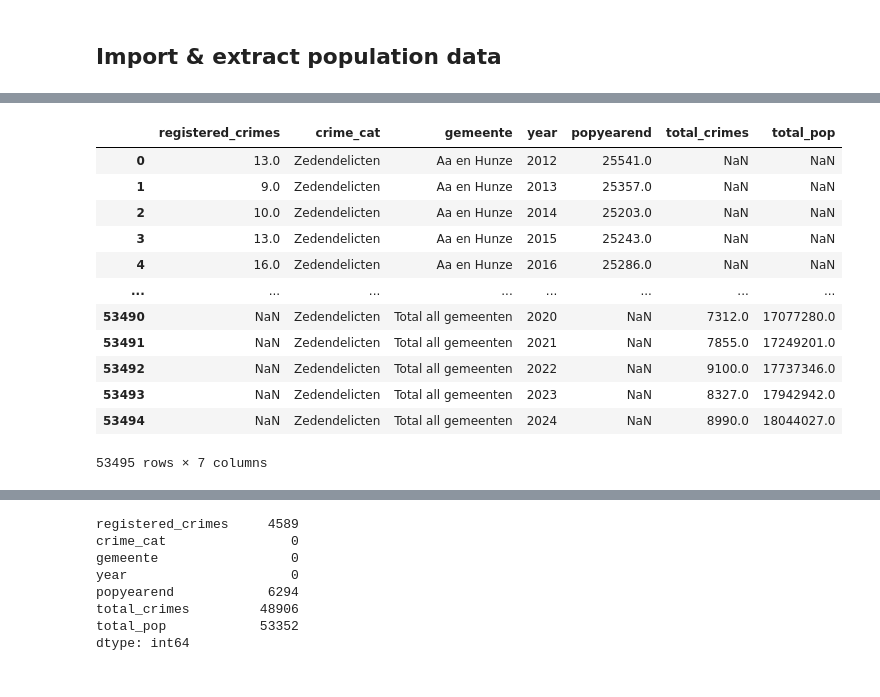
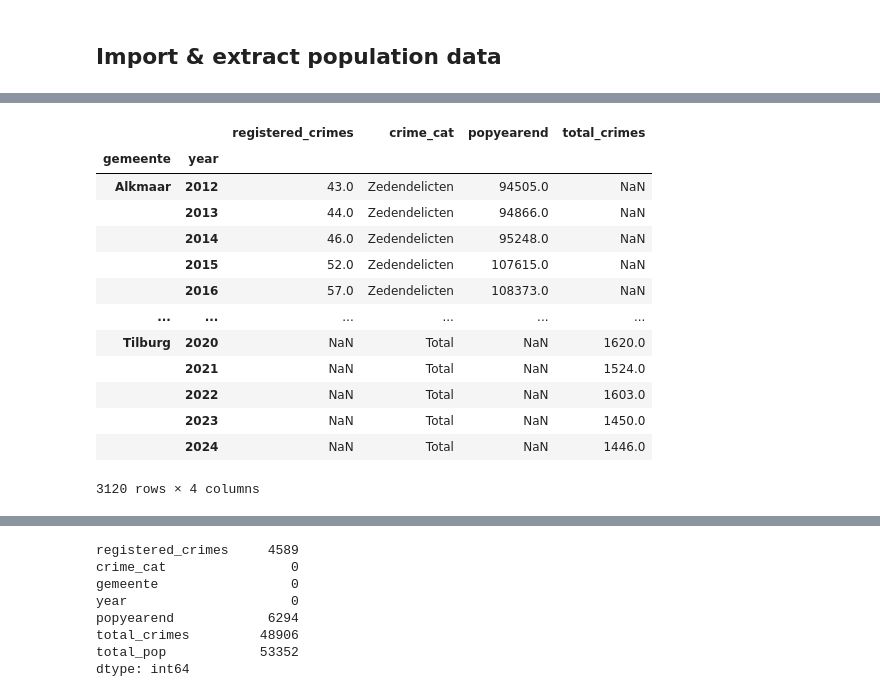
Before and after one commit to chels-j/NLViolentCrime, a Jupyter notebook: NLCrimeAnalysis.ipynb, the cells around one changed output, grey strips where cells are left out. Drawn from its saved outputs; the diff is of its cells as text; code cells hidden in the pictures.

Commit message:
New pop data; focusing on major cities
- changed pop data source
- made selection of major cities
- Working on creating total for all violent crime categories per gemeente and year

```diff
--- a/NLCrimeAnalysis.ipynb
+++ b/NLCrimeAnalysis.ipynb
@@ -334,5 +314,6 @@ crimepc_df = pd.merge(crime_df, popdata_df, on=['RegioS', 'Perioden'], how='left
 # %%
 crimepc_df.rename({'GeregistreerdeMisdrijven_1':'registered_crimes'},axis=1, inplace=True)
 # %%
-crimepc_df
+crime_cities = crimepc_df[~crimepc_df['popyearend'].isna()]
+crime_cities
 # %% [output]
@@ -352,5 +333,5 @@ crimepc_df
 # %%
-crimepc_sub = crimepc_df[['registered_crimes','crime_cat','gemeente','year','popyearend']]
-crimepc_sub
+crimecities_sub = crime_cities[['registered_crimes','crime_cat','gemeente','year','popyearend']]
+crimecities_sub
 # %% [output]
 |  | registered_crimes | crime_cat | gemeente | year | popyearend |
@@ -435,6 +361,6 @@ array(['Aa en Hunze', 'Aalsmeer', 'Aalten', 'Achtkarspelen',
 # %%
 # Calculate total crime per thousand for each gemeente
-total_per_gemeente = crimepc_sub.groupby(['gemeente', 'year']).agg({'registered_crimes': 'sum'}).reset_index()
+total_per_gemeente = crimecities_sub.groupby(['gemeente', 'year']).agg({'registered_crimes': 'sum'}).reset_index()
 total_per_gemeente['crime_cat'] = 'Total'
 total_per_gemeente = total_per_gemeente.rename(columns={'registered_crimes': 'total_crimes'})
 total_per_gemeente
@@ -454,0 +381,14 @@ total_per_gemeente
+# %%
+# Create a mapping Series from the population data
+population_map = crimecities_sub.set_index(['gemeente', 'year'])['popyearend']
+
+population_map
+
+# totalcrimes_map = total_per_gemeente.set_index(['gemeente','year','crime_cat'])['total_crimes']
+
+# # totalcrimes_map
+
+# total_per_gemeente['population'] = total_per_gemeente.set_index(['gemeente', 'year']).index.map(population_map)
+# total_per_gemeente
+# # Reset index to keep the original structure
+# df1.reset_index(drop=True, inplace=True)
@@ -474,22 +431,25 @@ total_per_category
 143 rows × 5 columns
 # %%
 # # Append the summary rows to the original DataFrame
-summary_rows = pd.concat([total_per_gemeente, total_per_category])
-summary_rows
-crimepc_withtotals = pd.concat([crimepc_sub, summary_rows], ignore_index=True)
+# summary_rows = pd.concat([total_per_gemeente, total_per_category])
+# summary_rows
+crimepc_withtotals = pd.concat([crimecities_sub, total_per_gemeente], ignore_index=True)
+
+crimepc_withtotals.set_index(['gemeente','year'], inplace=True)
 
 crimepc_withtotals
 # %% [output]
-|  | registered_crimes | crime_cat | gemeente | year | popyearend | total_crimes | total_pop |
-| 0 | 13.0 | Zedendelicten | Aa en Hunze | 2012 | 25541.0 | NaN | NaN |
-| 1 | 9.0 | Zedendelicten | Aa en Hunze | 2013 | 25357.0 | NaN | NaN |
-| 2 | 10.0 | Zedendelicten | Aa en Hunze | 2014 | 25203.0 | NaN | NaN |
-| 3 | 13.0 | Zedendelicten | Aa en Hunze | 2015 | 25243.0 | NaN | NaN |
-| 4 | 16.0 | Zedendelicten | Aa en Hunze | 2016 | 25286.0 | NaN | NaN |
-| ... | ... | ... | ... | ... | ... | ... | ... |
-| 53490 | NaN | Zedendelicten | Total all gemeenten | 2020 | NaN | 7312.0 | 17077280.0 |
-| 53491 | NaN | Zedendelicten | Total all gemeenten | 2021 | NaN | 7855.0 | 17249201.0 |
-| 53492 | NaN | Zedendelicten | Total all gemeenten | 2022 | NaN | 9100.0 | 17737346.0 |
-| 53493 | NaN | Zedendelicten | Total all gemeenten | 2023 | NaN | 8327.0 | 17942942.0 |
-| 53494 | NaN | Zedendelicten | Total all gemeenten | 2024 | NaN | 8990.0 | 18044027.0 |
+|  |  | registered_crimes | crime_cat | popyearend | total_crimes |
+| gemeente | year |  |  |  |  |
+| Alkmaar | 2012 | 43.0 | Zedendelicten | 94505.0 | NaN |
+|  | 2013 | 44.0 | Zedendelicten | 94866.0 | NaN |
+|  | 2014 | 46.0 | Zedendelicten | 95248.0 | NaN |
+|  | 2015 | 52.0 | Zedendelicten | 107615.0 | NaN |
+|  | 2016 | 57.0 | Zedendelicten | 108373.0 | NaN |
+| ... | ... | ... | ... | ... | ... |
+| Tilburg | 2020 | NaN | Total | NaN | 1620.0 |
+|  | 2021 | NaN | Total | NaN | 1524.0 |
+|  | 2022 | NaN | Total | NaN | 1603.0 |
+|  | 2023 | NaN | Total | NaN | 1450.0 |
+|  | 2024 | NaN | Total | NaN | 1446.0 |
-53495 rows × 7 columns
+3120 rows × 4 columns
```
Also changed, not shown: parts of 24 cells of this notebook, 1 other file.
